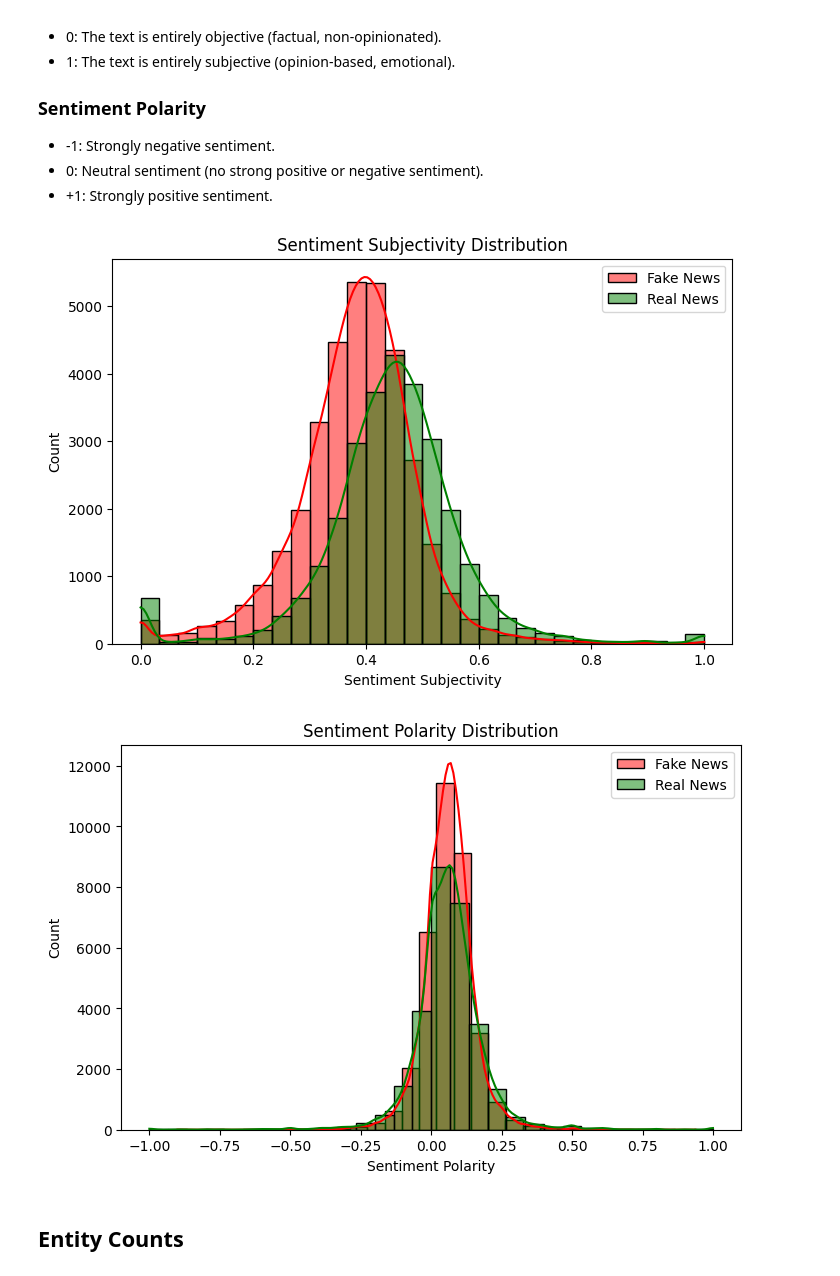
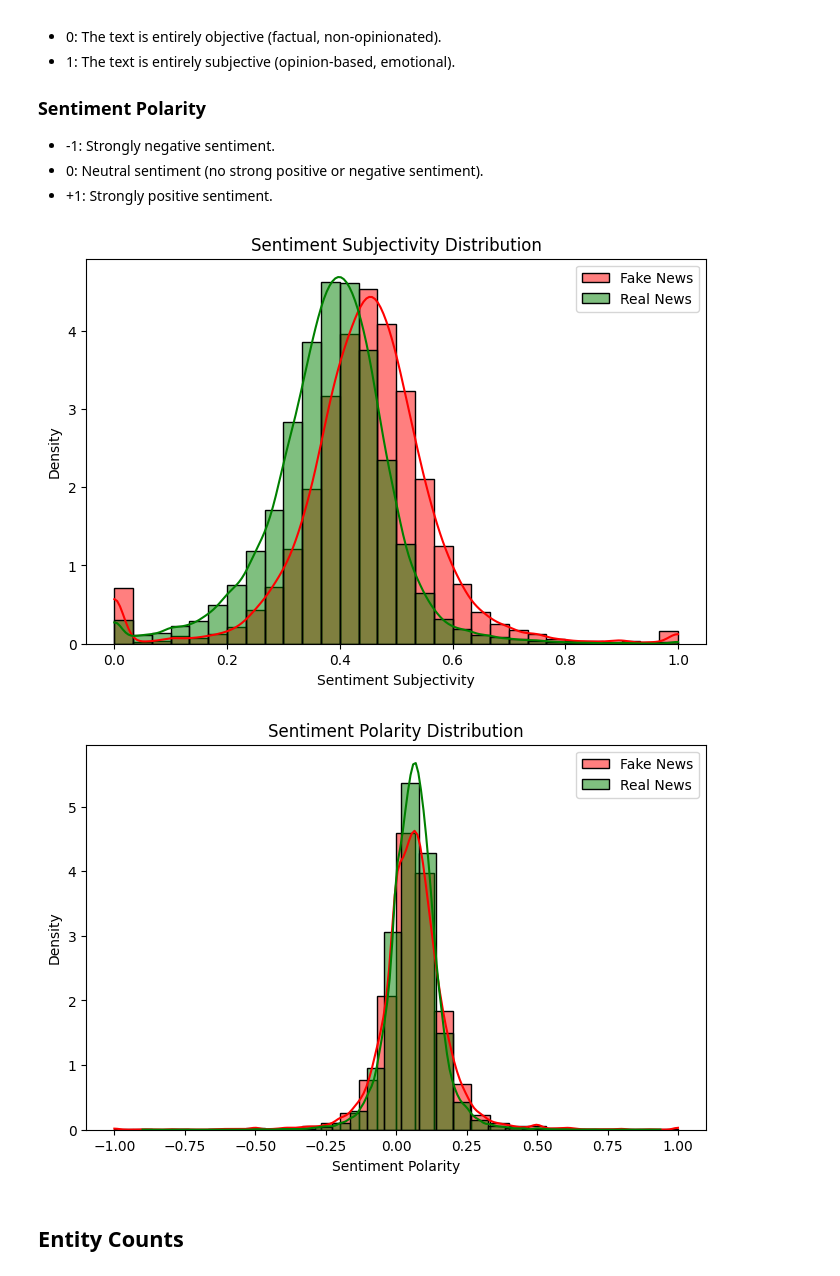
Before and after one commit to NiklNKL/fakenews_detection, a Jupyter notebook: notebooks/2_data_analysis.ipynb, the cells around one changed output. Cells and saved outputs as stored; diff of their text form; code cells hidden in the pictures.

Commit message:
new model training code and new training data evaluation

```diff
--- a/notebooks/2_data_analysis.ipynb
+++ b/notebooks/2_data_analysis.ipynb
@@ -193,19 +187,22 @@ display(combined_stats)
 import pandas as pd
 import matplotlib.pyplot as plt
 import seaborn as sns
+from pathlib import Path
 
 def plot_histogram(data, feature, title, xlabel, bins=30):
-    fake_news = data[data["label"] == 0]
-    real_news = data[data["label"] == 1]
+    fake_news = data[data["label_names"] == "fake"]
+    real_news = data[data["label_names"] == "real"]
     plt.figure(figsize=(8, 5))
-    sns.histplot(fake_news[feature], bins=bins, color="red", label="Fake News", kde=True, alpha=0.5)
-    sns.histplot(real_news[feature], bins=bins, color="green", label="Real News", kde=True, alpha=0.5)
+    sns.histplot(fake_news[feature], bins=bins, color="red", label="Fake News", kde=True, alpha=0.5, stat="density")
+    sns.histplot(real_news[feature], bins=bins, color="green", label="Real News", kde=True, alpha=0.5, stat="density")
     plt.legend()
     plt.title(title)
     plt.xlabel(xlabel)
     plt.show()
 
-df = pd.read_parquet('/home/nikl/programming/fhdw/knowledge_engineering_ausarbeitung/fakenews_detection/data/analysis_dataframes/readability_metrics.parquet')
+root_path = Path().resolve().parent
+
+df = pd.read_parquet(f'{root_path}/fakenews_detection/data/analysis_dataframes/readability_metrics.parquet')
 
 plot_histogram(df, "sentence_count", "Sentence Count Distribution", "Sentence Count")
 top_95_df = df[df["sentence_count"] <= df["sentence_count"].quantile(0.95)]
@@ -243,17 +240,19 @@ import seaborn as sns
 import numpy as np
 
 def plot_histogram(data, feature, title, xlabel, bins=30):
-    fake_news = data[data["label"] == 0]
-    real_news = data[data["label"] == 1]
+    fake_news = data[data["label_names"] == "fake"]
+    real_news = data[data["label_names"] == "real"]
     plt.figure(figsize=(8, 5))
-    sns.histplot(fake_news[feature], bins=bins, color="red", label="Fake News", kde=True, alpha=0.5)
-    sns.histplot(real_news[feature], bins=bins, color="green", label="Real News", kde=True, alpha=0.5)
+    sns.histplot(fake_news[feature], bins=bins, color="red", label="Fake News", kde=True, alpha=0.5, stat="density")
+    sns.histplot(real_news[feature], bins=bins, color="green", label="Real News", kde=True, alpha=0.5, stat="density")
     plt.legend()
     plt.title(title)
     plt.xlabel(xlabel)
     plt.show()
 
-df = pd.read_parquet('/home/nikl/programming/fhdw/knowledge_engineering_ausarbeitung/fakenews_detection/data/analysis_dataframes/readability_metrics.parquet')
+root_path = Path().resolve().parent
+
+df = pd.read_parquet(f'{root_path}/fakenews_detection/data/analysis_dataframes/readability_metrics.parquet')
 
 plot_histogram(df, "flesch_reading_ease", "Flesch Reading Ease Score Distribution", "Flesch Reading Ease Score")
 plot_histogram(df, "smog_index", "SMOG Index Distribution", "SMOG Index")
@@ -275,26 +274,29 @@ plot_histogram(df, "dale_chall_score", "Dale Chall Score", "Dale Chall Score")
 # %%
 import pandas as pd
 import matplotlib.pyplot as plt
 import seaborn as sns
-import numpy as np
 
 def plot_histogram(data, feature, title, xlabel, bins=30):
-    fake_news = data[data["label"] == 0]
-    real_news = data[data["label"] == 1]
+    fake_news = data[data["label_names"] == "fake"]
+    real_news = data[data["label_names"] == "real"]
     plt.figure(figsize=(8, 5))
-    sns.histplot(fake_news[feature], bins=bins, color="red", label="Fake News", kde=True, alpha=0.5)
-    sns.histplot(real_news[feature], bins=bins, color="green", label="Real News", kde=True, alpha=0.5)
+    sns.histplot(fake_news[feature], bins=bins, color="red", label="Fake News", kde=True, alpha=0.5, stat="density")
+    sns.histplot(real_news[feature], bins=bins, color="green", label="Real News", kde=True, alpha=0.5, stat="density")
     plt.legend()
     plt.title(title)
     plt.xlabel(xlabel)
     plt.show()
 
-df = pd.read_parquet('/home/nikl/programming/fhdw/knowledge_engineering_ausarbeitung/fakenews_detection/data/analysis_dataframes/readability_metrics.parquet')
+
+root_path = Path().resolve().parent
+
+df = pd.read_parquet(f'{root_path}/fakenews_detection/data/analysis_dataframes/readability_metrics.parquet')
+
 plot_histogram(df, "sentiment_subjectivity", "Sentiment Subjectivity Distribution", "Sentiment Subjectivity")
 plot_histogram(df, "sentiment_polarity", "Sentiment Polarity Distribution", "Sentiment Polarity")
 # %% [output]
-[figure, old version]
+[figure, new version]
-[figure, old version]
+[figure, new version]
 # %% [markdown]
 ## Entity Counts
 # %%
```
Also changed, not shown: parts of 10 cells of this notebook, 31 other files.
